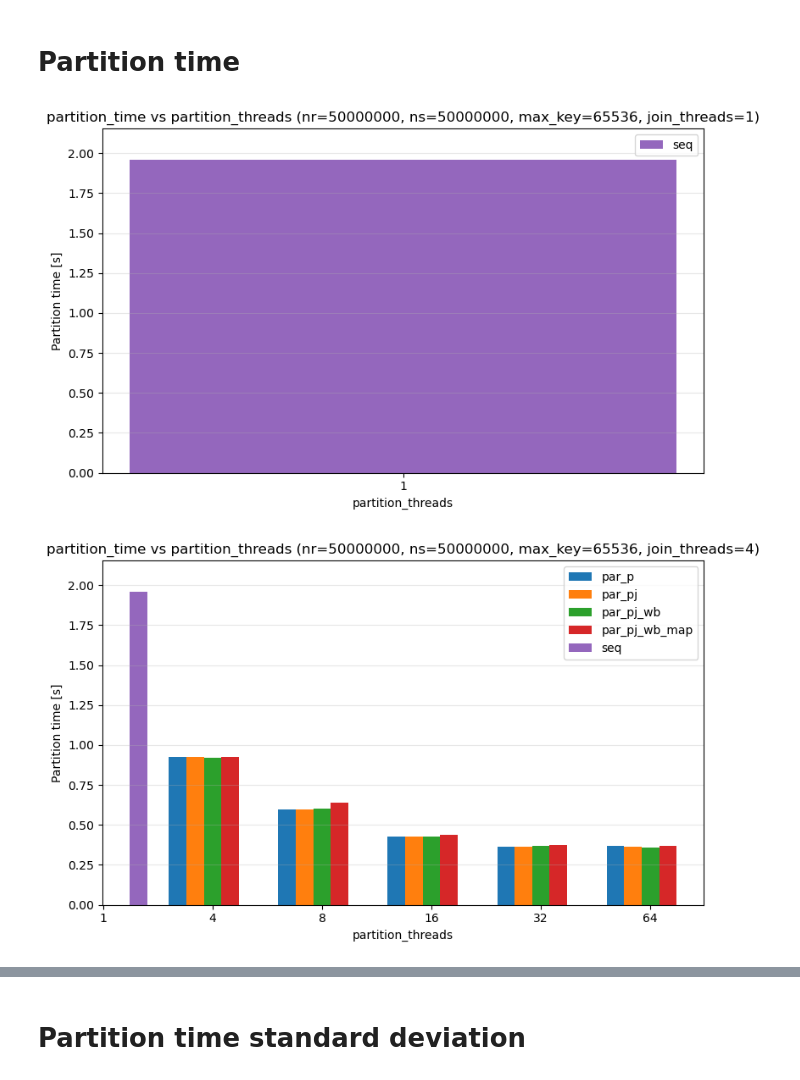
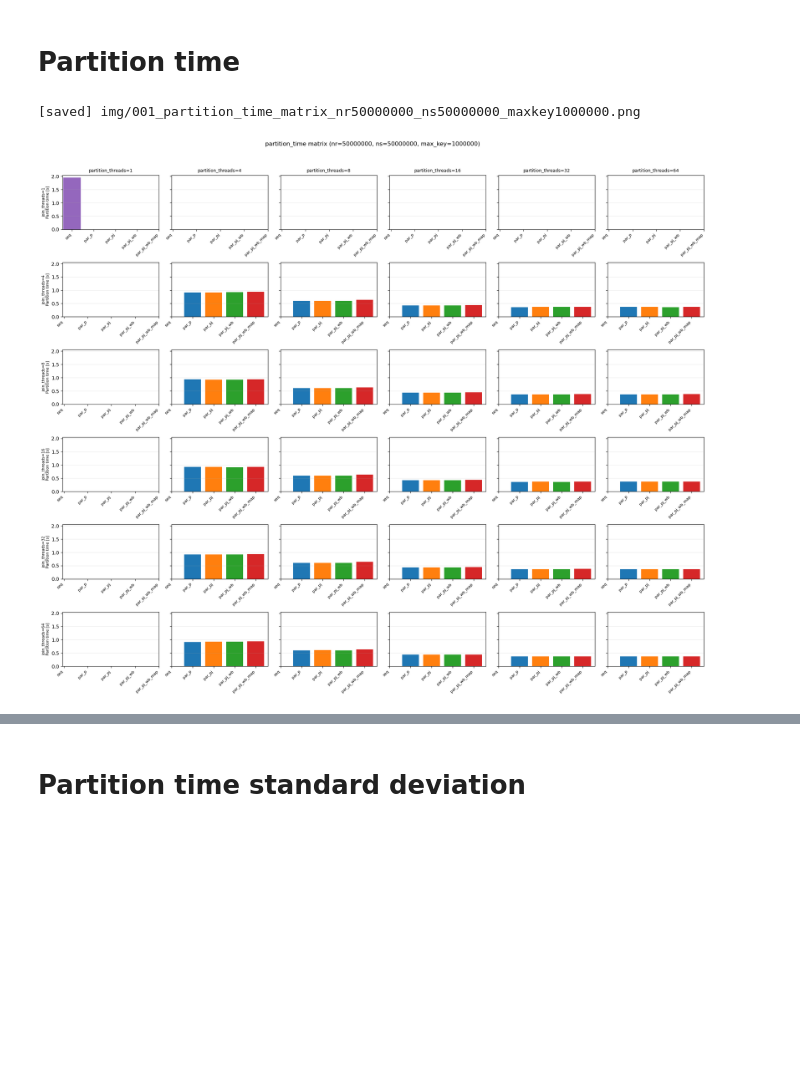
Before and after one commit to GianlucaPanzani/Optimization-of-Partitioned-Hash-Join-with-Duplicates-part_2, a Jupyter notebook: src/statistics.ipynb, the cells around one changed output, grey strips where cells are left out. Drawn from its saved outputs; the diff is of its cells as text; code cells hidden in the pictures; blank space fills up the shorter version.

Commit message:
statistics + images

```diff
--- a/src/statistics.ipynb
+++ b/src/statistics.ipynb
@@ -180,73 +329,13 @@ stable_avg_df.head(10)
 # Partition time
 # %%
 global_partition_time_ymax = stable_avg_df["partition_time"].max()
-
-for (fixed_nr, fixed_ns, fixed_max_key, fixed_join_threads), subdf in stable_avg_df.groupby(
-    ["nr", "ns", "max_key", "join_threads"]
-):
-    seq_ref = stable_avg_df[
-        (stable_avg_df["exec_type"] == "seq")
-        & (stable_avg_df["nr"] == fixed_nr)
-        & (stable_avg_df["ns"] == fixed_ns)
-        & (stable_avg_df["max_key"] == fixed_max_key)
-    ]
-    seq_partition_time = (
-        float(seq_ref["partition_time"].mean())
-        if not seq_ref.empty and pd.notna(seq_ref["partition_time"].mean())
-        else float("nan")
-    )
-
-    p_values = sorted(subdf["partition_threads"].dropna().unique())
-    if pd.notna(seq_partition_time) and 1 not in p_values:
-        p_values = [1] + p_values
-
-    x_positions = list(range(len(p_values)))
-    exec_types = sorted(set(subdf["exec_type"].dropna().unique()).union({"seq"} if pd.notna(seq_partition_time) else set()))
-
-    if not exec_types or not p_values:
-        continue
-
-    bar_width = 0.8 / len(exec_types)
-    plt.figure(figsize=(8, 5))
-
-    for idx, exec_type in enumerate(exec_types):
-        g = subdf[subdf["exec_type"] == exec_type].sort_values("partition_threads")
-        values_by_p = g.set_index("partition_threads")["partition_time"].to_dict()
-
-        heights = []
-        for p in p_values:
-            if exec_type == "seq":
-                value = seq_partition_time if p == 1 else float("nan")
-            else:
-                value = values_by_p.get(p, float("nan"))
-            heights.append(value)
-
-        offsets = [
-            x + (idx - (len(exec_types) - 1) / 2) * bar_width
-            for x in x_positions
-        ]
-
-        plt.bar(
-            offsets,
-            heights,
-            width=bar_width,
-            color=exec_type_colors.get(exec_type, "tab:gray"),
-            label=exec_type,
-        )
-
-    if pd.notna(global_partition_time_ymax) and global_partition_time_ymax > 0:
-        plt.ylim(0, global_partition_time_ymax * 1.1)
-
-    plt.xticks(x_positions, [int(p) for p in p_values])
-    plt.xlabel("partition_threads")
-    plt.ylabel("Partition time [s]")
-    plt.title(
-        f"partition_time vs partition_threads (nr={int(fixed_nr)}, ns={int(fixed_ns)}, max_key={int(fixed_max_key)}, join_threads={int(fixed_join_threads)})"
-    )
-    plt.grid(axis="y", alpha=0.3)
-    plt.legend()
-    plt.tight_layout()
-    plt.show()
+plot_thread_matrix(
+    stable_avg_df,
+    metric_col="partition_time",
+    y_label="Partition time [s]",
+    title_prefix="partition_time",
+    global_ymax=global_partition_time_ymax,
+)
 # %% [output]
+[saved] img/001_partition_time_matrix_nr50000000_ns50000000_maxkey1000000.png
-[figure, old version]
+[figure, new version]
-[figure, removed]
```
Also changed, not shown: parts of 14 cells of this notebook, 8 other files.
